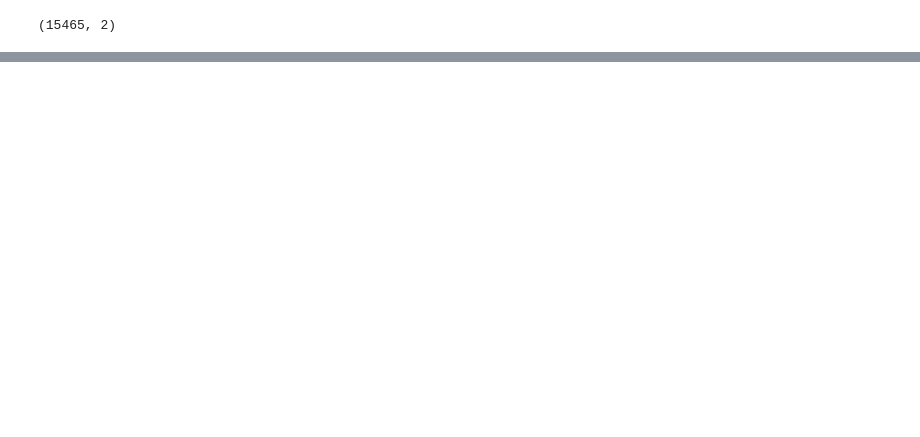
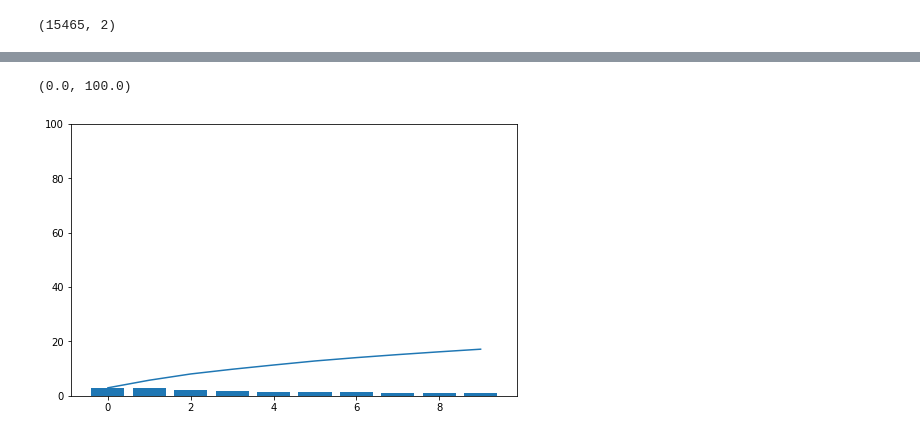
Before and after one commit to UltraDiuve/PIM-Recognizer, a Jupyter notebook: report/notebooks/Text_analysis.ipynb, the cells around one changed output, grey strips where cells are left out. Saved outputs shown, nothing was run; the diff lists cells and outputs as text; code cells hidden in the pictures; blank space fills up the shorter version.

```diff
--- a/report/notebooks/Text_analysis.ipynb
+++ b/report/notebooks/Text_analysis.ipynb
@@ -544,0 +577,8 @@ fig.savefig(Path('..') / 'img' / 'word2vec_projection.png', bbox_inches='tight')
+# %%
+fig, ax = plt.subplots(figsize=(8, 5))
+ax.plot(PCA_model.explained_variance_ratio_.cumsum()*100)
+ax.bar(x=range(10), height=PCA_model.explained_variance_ratio_*100)
+ax.set_ylim(0, 100)
+# %% [output]
+(0.0, 100.0)
+[figure, added]
```
Also changed, not shown: parts of 31 cells of this notebook, 7 other files.
